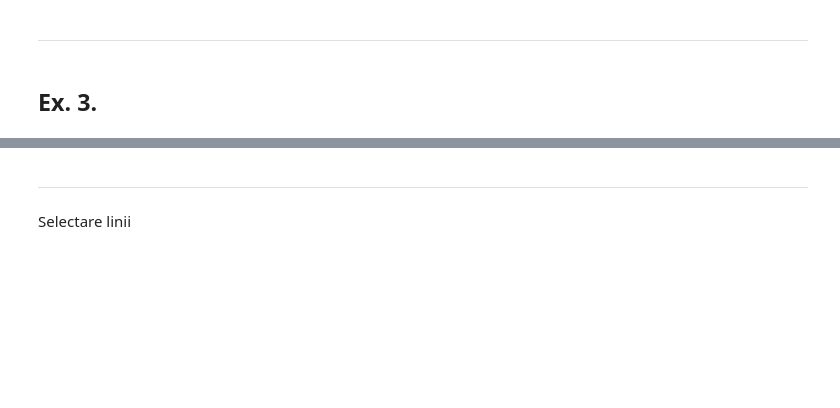
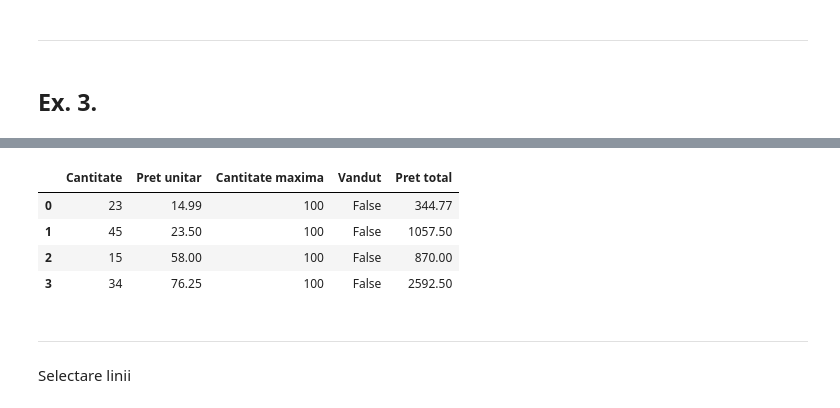
Before and after one commit to armync/ArminC-UTM-Info, a Jupyter notebook: Master/Anul 1/Semestrul 2/Tehnici de colectare si manipulare date/Curs 2/Lucru/pandas/Exercitii.ipynb, the cells around one changed output, grey strips where cells are left out. Drawn from its saved outputs; the diff is of its cells as text; code cells hidden in the pictures; blank space fills up the shorter version.

```diff
--- a/Master/Anul 1/Semestrul 2/Tehnici de colectare si manipulare date/Curs 2/Lucru/pandas/Exercitii.ipynb
+++ b/Master/Anul 1/Semestrul 2/Tehnici de colectare si manipulare date/Curs 2/Lucru/pandas/Exercitii.ipynb
@@ -623,3 +712,12 @@ modificati coloana **_Pret total_** astfel incat sa reprezinte pretul total al p
+# %%
+df2['Pret total'] = df2['Cantitate'] * df2['Pret unitar']
+df2
+# %% [output]
+|  | Cantitate | Pret unitar | Cantitate maxima | Vandut | Pret total |
+| 0 | 23 | 14.99 | 100 | False | 344.77 |
+| 1 | 45 | 23.50 | 100 | False | 1057.50 |
+| 2 | 15 | 58.00 | 100 | False | 870.00 |
+| 3 | 34 | 76.25 | 100 | False | 2592.50 |
 # %% [markdown]
 ---
 # %% [markdown]
```
Also changed, not shown: parts of 54 cells of this notebook, 26 other files.
